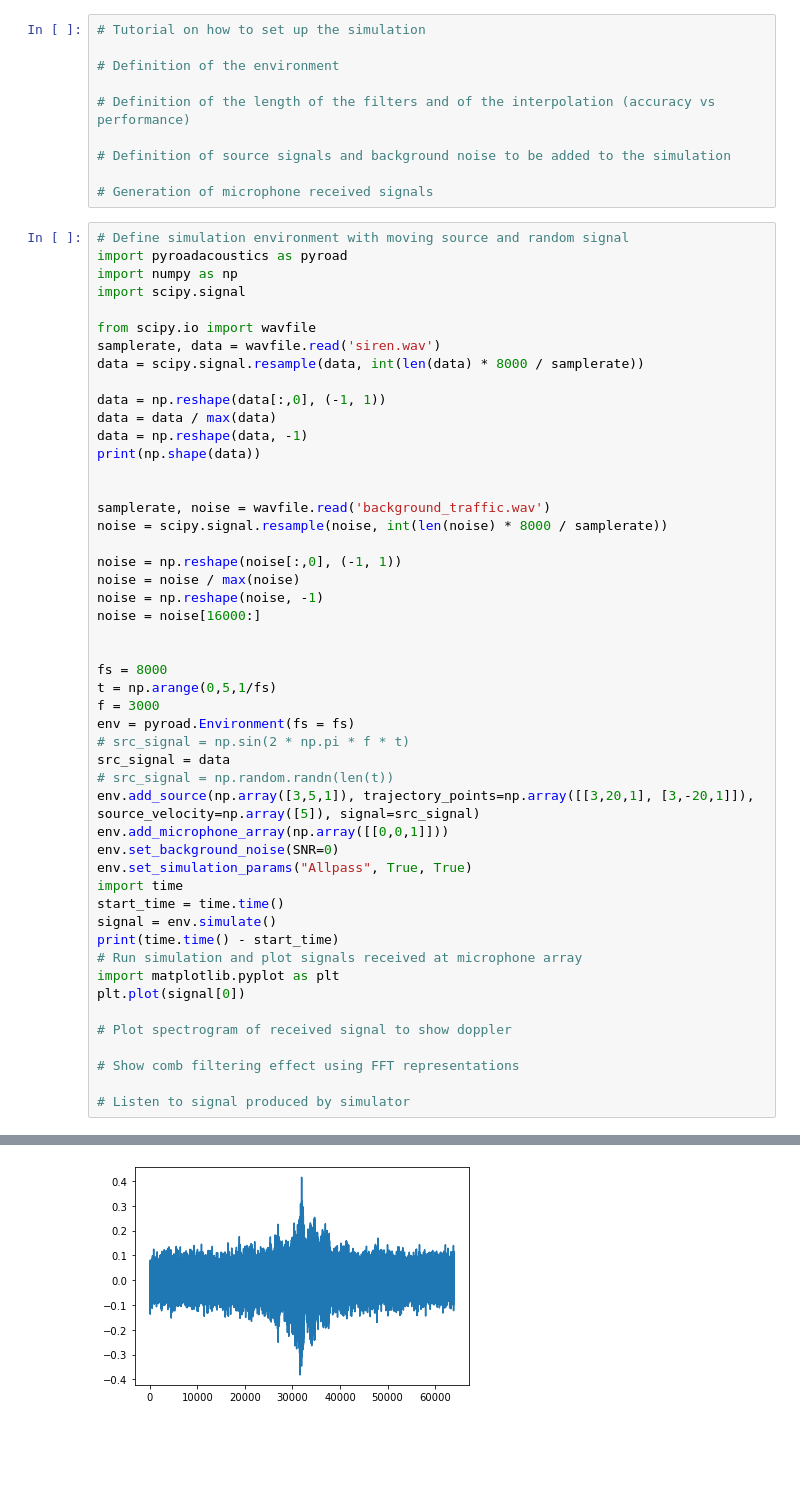
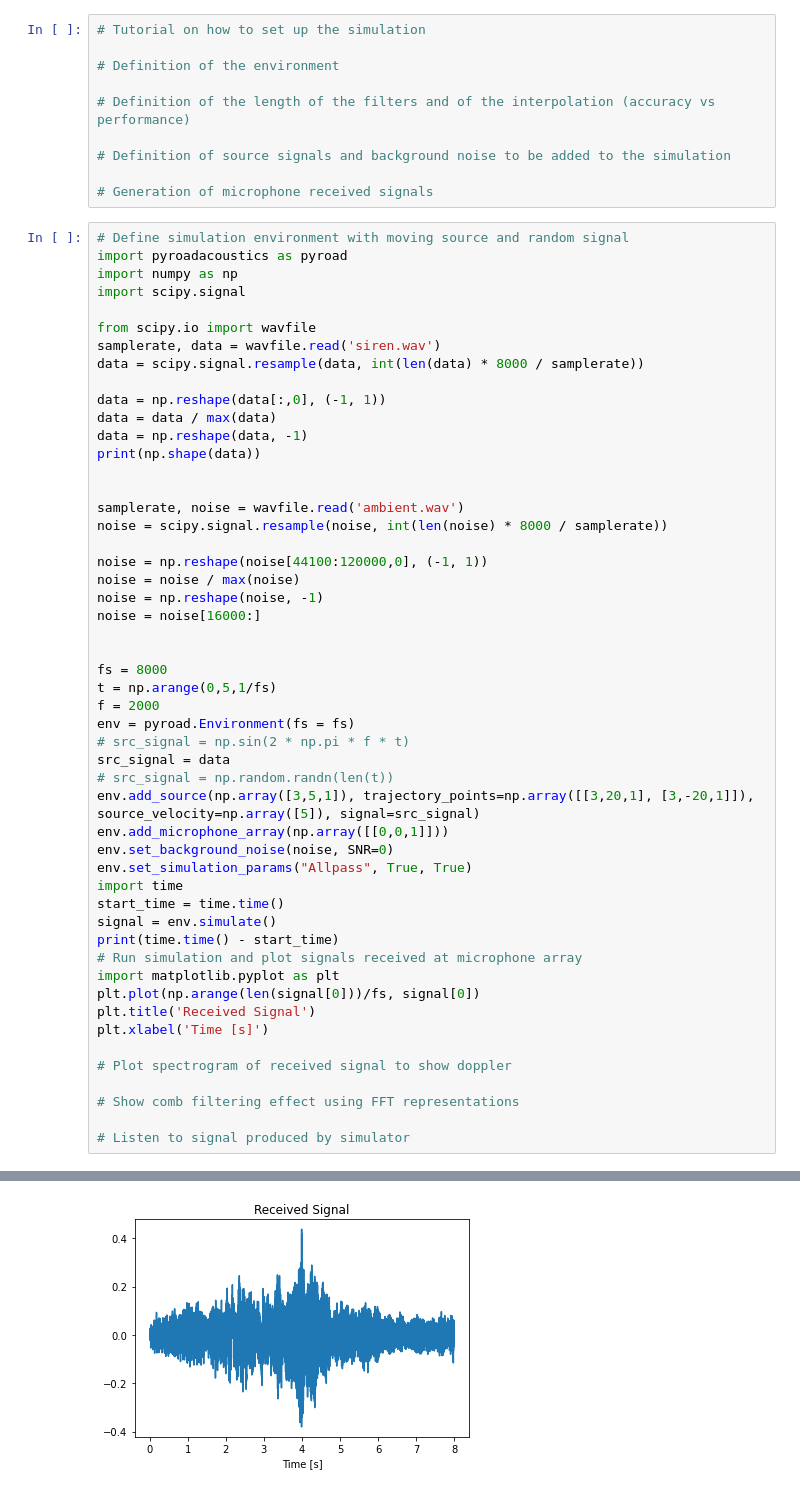
Before and after one commit to steDamiano/pyroadacoustics, a Jupyter notebook: simulator_demo.ipynb, the cells around one changed output, grey strips where cells are left out. Saved outputs shown, nothing was run; the diff lists cells and outputs as text; blank space fills up the shorter version.

```diff
--- a/simulator_demo.ipynb
+++ b/simulator_demo.ipynb
@@ -44,10 +44,10 @@ data = np.reshape(data, -1)
 print(np.shape(data))
 
 
-samplerate, noise = wavfile.read('background_traffic.wav')
+samplerate, noise = wavfile.read('ambient.wav')
 noise = scipy.signal.resample(noise, int(len(noise) * 8000 / samplerate))
 
-noise = np.reshape(noise[:,0], (-1, 1))
+noise = np.reshape(noise[44100:120000,0], (-1, 1))
 noise = noise / max(noise)
 noise = np.reshape(noise, -1)
 noise = noise[16000:]
@@ -55,14 +55,14 @@ noise = noise[16000:]
 
 fs = 8000
 t = np.arange(0,5,1/fs)
-f = 3000
+f = 2000
 env = pyroad.Environment(fs = fs)
 # src_signal = np.sin(2 * np.pi * f * t)
 src_signal = data
 # src_signal = np.random.randn(len(t))
 env.add_source(np.array([3,5,1]), trajectory_points=np.array([[3,20,1], [3,-20,1]]), source_velocity=np.array([5]), signal=src_signal)
 env.add_microphone_array(np.array([[0,0,1]]))
-env.set_background_noise(SNR=0)
+env.set_background_noise(noise, SNR=0)
 env.set_simulation_params("Allpass", True, True)
 import time
 start_time = time.time()
@@ -70,7 +70,9 @@ signal = env.simulate()
 print(time.time() - start_time)
 # Run simulation and plot signals received at microphone array
 import matplotlib.pyplot as plt
-plt.plot(signal[0])
+plt.plot(np.arange(len(signal[0]))/fs, signal[0])
+plt.title('Received Signal')
+plt.xlabel('Time [s]')
 
 # Plot spectrogram of received signal to show doppler
 
@@ -84,4 +86,4 @@ plt.plot(signal[0])
-[figure, old version]
+[figure, new version]
 # %%
 import scipy.signal
 from scipy.io.wavfile import write
```
Also changed, not shown: parts of 5 cells of this notebook, 4 other files.
